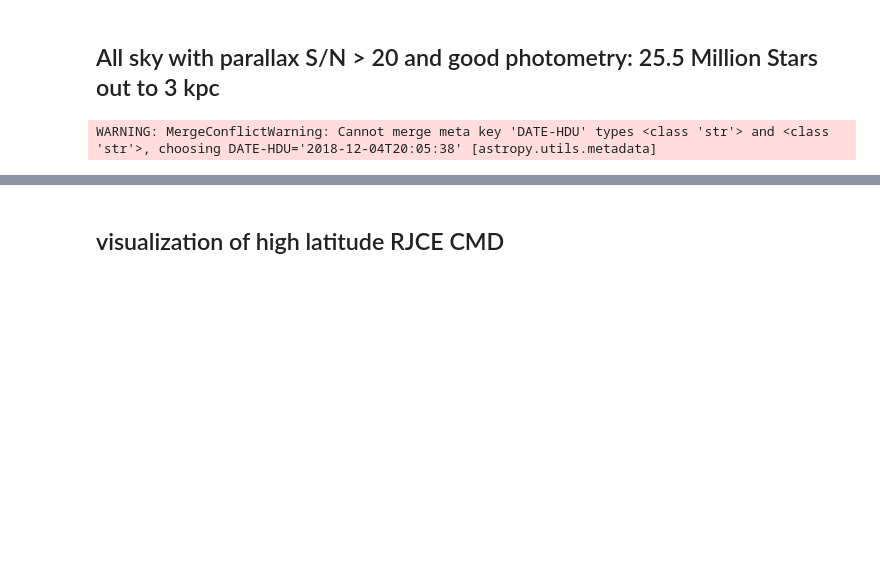
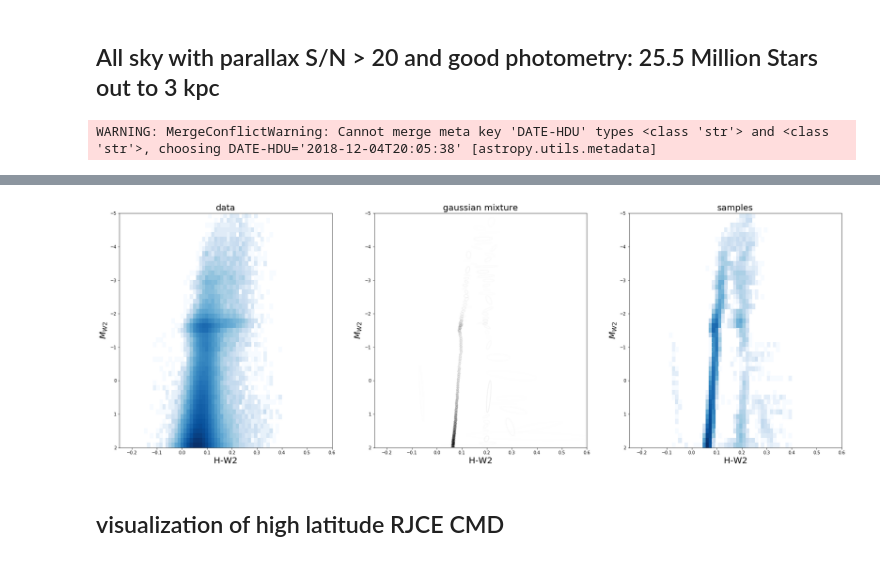
Before and after one commit to andersdot/dust, a Jupyter notebook: GPdust.ipynb, the cells around one changed output, grey strips where cells are left out. Saved outputs shown, nothing was run; the diff lists cells and outputs as text; code cells hidden in the pictures; blank space fills up the shorter version.

```diff
--- a/GPdust.ipynb
+++ b/GPdust.ipynb
@@ -119,16 +161,14 @@ print(np.sum(indices))
 # %%
 X, Xerr = matrixize(color[indices], absmag[indices], colorErr[indices], absmagErr[indices])
+ncomp = 256
 try:
-    xdgmm = XDGMM(filename='rjce_lowdust.fits')
+    xdgmm = XDGMM(filename='rjce_lowdust_{0}G.fits'.format(ncomp))
 except IOError:
     xdgmm = XDGMM(method='Bovy')
-    xdgmm.n_components = 16
+    xdgmm.n_components = ncomp
     xdgmm = xdgmm.fit(X, Xerr)
-    xdgmm.save_model('rjce_lowdust.fits')
+    xdgmm.save_model('rjce_lowdust_{0}G.fits'.format(ncomp))
 sample = xdgmm.sample(np.sum(indices))
-# %%
-xdgmm = XDGMM(filename='rjce_lowdust.fits')
-sample = xdgmm.sample(np.sum(indices))
 # %%
 def plotXdgmm(xdgmm, ax, c='k', lw=1, label='prior', step=0.001):
     ts = np.arange(0, 2. * np.pi, step) #magic
@@ -147,14 +187,28 @@ def plotXdgmm(xdgmm, ax, c='k', lw=1, label='prior', step=0.001):
         ax.plot(points[0,:], points[1,:], c, lw=lw, alpha=amps[gg]/np.max(amps), rasterized=True, label=label)
 # %%
 fig, ax = plt.subplots(1, 3, figsize=(30, 10))
-for a in ax: a.scatter(color[indices], absmag[indices], s=1, alpha=0.1)
+
+nbins = 50
+xbins = np.linspace(-0.2, 0.4, nbins)
+ybins = np.linspace(-5, 2, nbins)
+
+for c, ab, a in zip([color[indices], sample[:,0]], [absmag[indices], sample[:,1]], [ax[0], ax[2]]):
+    H, xe, ye = np.histogram2d(c,
+                           ab,
+                           bins=(xbins, ybins))
+    im = a.pcolormesh(xe, ye, H.T,
+      norm=mpl.colors.LogNorm(), cmap=plt.get_cmap('Blues'))#vmax=75))#, vmax=20) #, vmin=-100, vmax=100)
+    im.set_rasterized(True)
+
 plotXdgmm(xdgmm, ax[1], lw=2)
 
 labels = ['data', 'gaussian mixture', 'samples']
 
 for a , l in zip(ax, labels):
     a.set_xlabel('H-W2', fontsize=20)
     a.set_ylabel('$M_{W2}$', fontsize=20)
-    a.set_xlim(0.25, 1.4)
-    a.set_ylim(21.5, 16)
+    a.set_xlim(-0.25, 0.6)
+    a.set_ylim(2, -5)
     a.set_title(l, fontsize=20)
+# %% [output]
+[figure, added]
```
Also changed, not shown: parts of 18 cells of this notebook.
